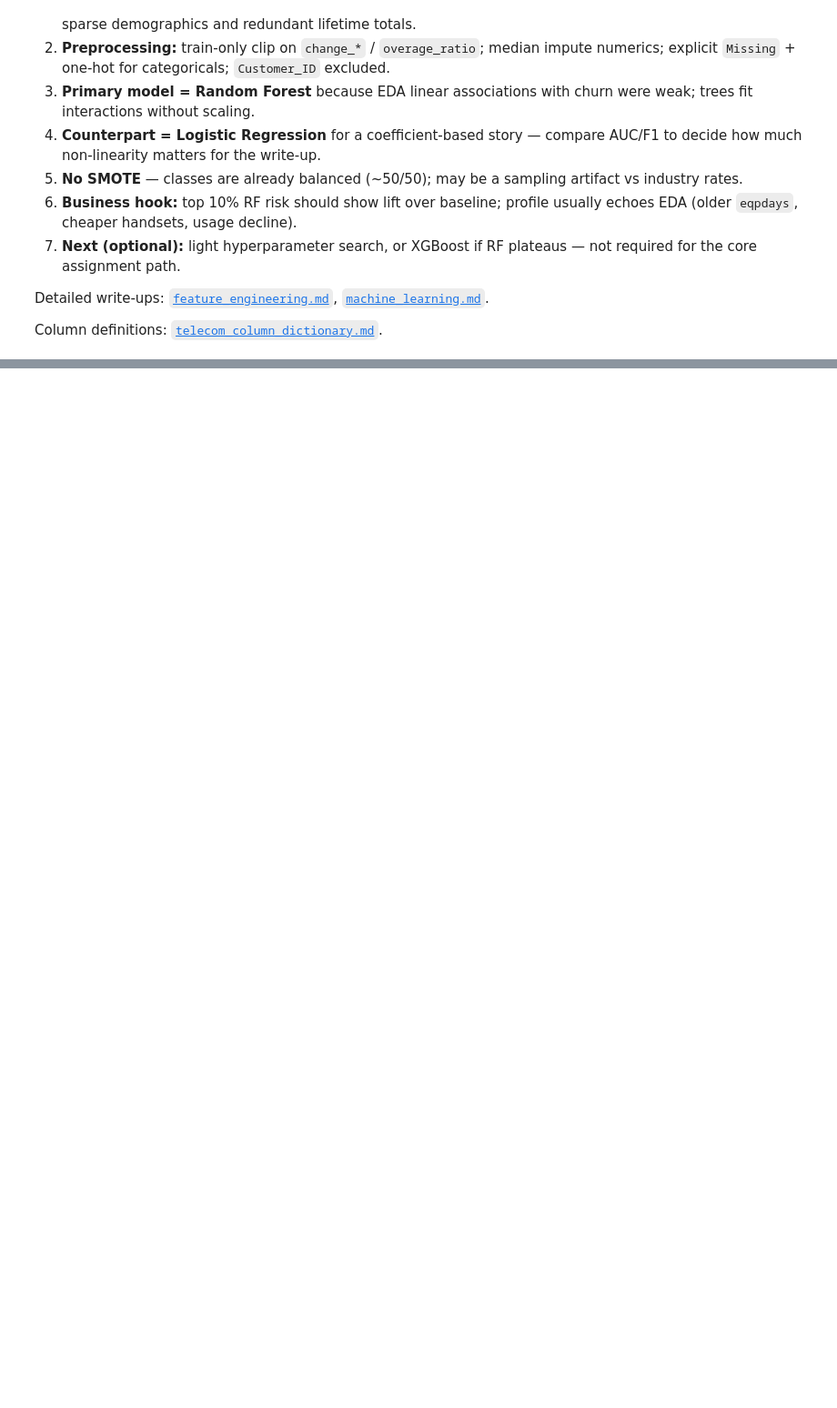
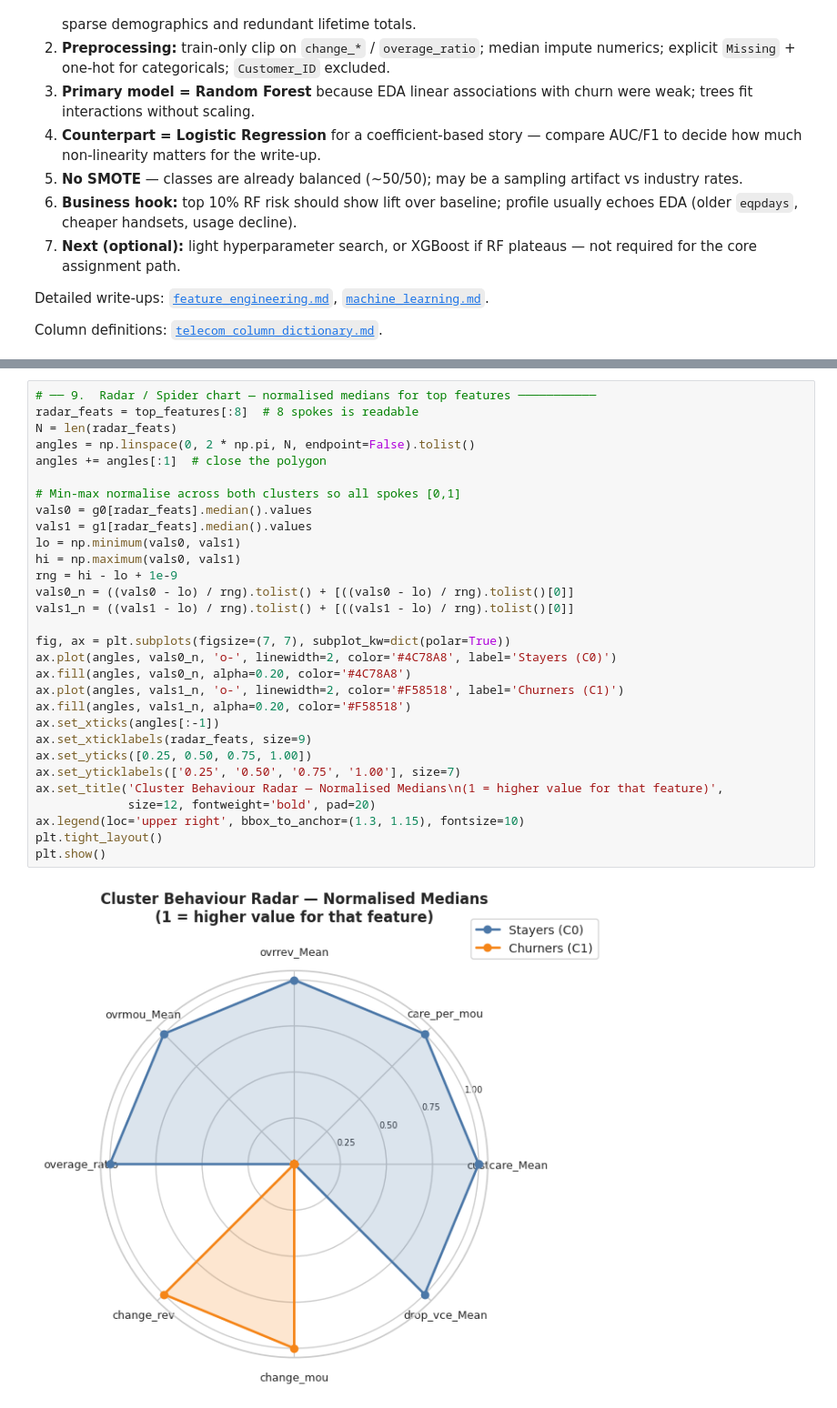
Before and after one commit to farout101/data_mining_ucsy, a Jupyter notebook: notebooks/modeling.ipynb, the cells around one changed output, grey strips where cells are left out. Shown at 91% size. Cells and saved outputs as stored; diff of their text form; blank space fills up the shorter version.

```diff
--- a/notebooks/modeling.ipynb
+++ b/notebooks/modeling.ipynb
@@ -439,0 +796,32 @@ Column definitions: [`telecom_column_dictionary.md`](telecom_column_dictionary.m
+# %%
+# ── 9.  Radar / Spider chart — normalised medians for top features ───────────
+radar_feats = top_features[:8]  # 8 spokes is readable
+N = len(radar_feats)
+angles = np.linspace(0, 2 * np.pi, N, endpoint=False).tolist()
+angles += angles[:1]  # close the polygon
+
+# Min-max normalise across both clusters so all spokes [0,1]
+vals0 = g0[radar_feats].median().values
+vals1 = g1[radar_feats].median().values
+lo = np.minimum(vals0, vals1)
+hi = np.maximum(vals0, vals1)
+rng = hi - lo + 1e-9
+vals0_n = ((vals0 - lo) / rng).tolist() + [((vals0 - lo) / rng).tolist()[0]]
+vals1_n = ((vals1 - lo) / rng).tolist() + [((vals1 - lo) / rng).tolist()[0]]
+
+fig, ax = plt.subplots(figsize=(7, 7), subplot_kw=dict(polar=True))
+ax.plot(angles, vals0_n, 'o-', linewidth=2, color='#4C78A8', label='Stayers (C0)')
+ax.fill(angles, vals0_n, alpha=0.20, color='#4C78A8')
+ax.plot(angles, vals1_n, 'o-', linewidth=2, color='#F58518', label='Churners (C1)')
+ax.fill(angles, vals1_n, alpha=0.20, color='#F58518')
+ax.set_xticks(angles[:-1])
+ax.set_xticklabels(radar_feats, size=9)
+ax.set_yticks([0.25, 0.50, 0.75, 1.00])
+ax.set_yticklabels(['0.25', '0.50', '0.75', '1.00'], size=7)
+ax.set_title('Cluster Behaviour Radar — Normalised Medians\n(1 = higher value for that feature)',
+             size=12, fontweight='bold', pad=20)
+ax.legend(loc='upper right', bbox_to_anchor=(1.3, 1.15), fontsize=10)
+plt.tight_layout()
+plt.show()
+# %% [output]
+[figure, added]
```
Also changed, not shown: parts of 14 cells of this notebook, 2 other files.
